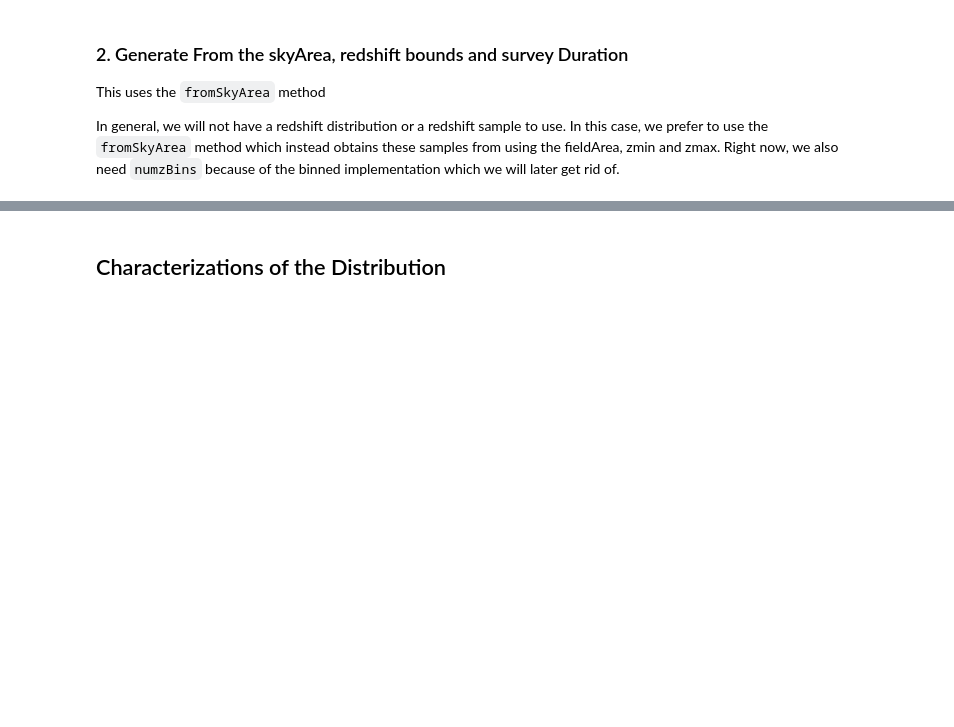
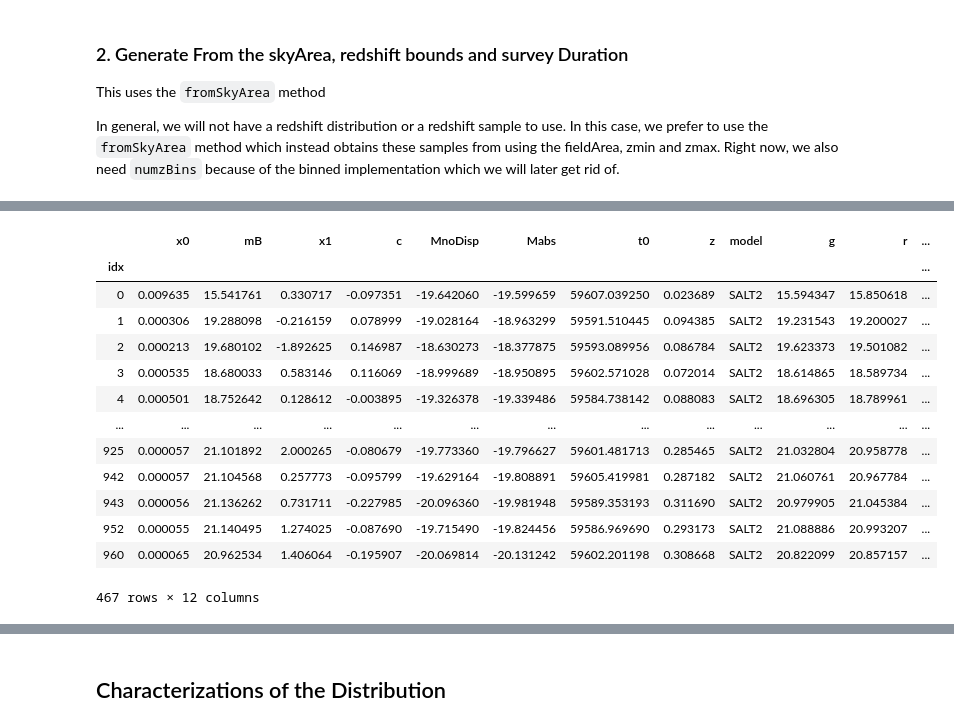
Before and after one commit to rbiswas4/SNPopp, a Jupyter notebook: Examples/Demo_SimpleSALTPopulation.ipynb, the cells around one changed output, grey strips where cells are left out. Drawn from its saved outputs; the diff is of its cells as text; code cells hidden in the pictures; blank space fills up the shorter version.

```diff
--- a/Examples/Demo_SimpleSALTPopulation.ipynb
+++ b/Examples/Demo_SimpleSALTPopulation.ipynb
@@ -129,0 +193,17 @@ spz.paramsTable.head()
+# %%
+spz.paramsTable.query('g < 21 | r < 21 | i < 21')
+# %% [output]
+|  | x0 | mB | x1 | c | MnoDisp | Mabs | t0 | z | model | g | r | ... |
+| idx |  |  |  |  |  |  |  |  |  |  |  | ... |
+| 0 | 0.009635 | 15.541761 | 0.330717 | -0.097351 | -19.642060 | -19.599659 | 59607.039250 | 0.023689 | SALT2 | 15.594347 | 15.850618 | ... |
+| 1 | 0.000306 | 19.288098 | -0.216159 | 0.078999 | -19.028164 | -18.963299 | 59591.510445 | 0.094385 | SALT2 | 19.231543 | 19.200027 | ... |
+| 2 | 0.000213 | 19.680102 | -1.892625 | 0.146987 | -18.630273 | -18.377875 | 59593.089956 | 0.086784 | SALT2 | 19.623373 | 19.501082 | ... |
+| 3 | 0.000535 | 18.680033 | 0.583146 | 0.116069 | -18.999689 | -18.950895 | 59602.571028 | 0.072014 | SALT2 | 18.614865 | 18.589734 | ... |
+| 4 | 0.000501 | 18.752642 | 0.128612 | -0.003895 | -19.326378 | -19.339486 | 59584.738142 | 0.088083 | SALT2 | 18.696305 | 18.789961 | ... |
+| ... | ... | ... | ... | ... | ... | ... | ... | ... | ... | ... | ... | ... |
+| 925 | 0.000057 | 21.101892 | 2.000265 | -0.080679 | -19.773360 | -19.796627 | 59601.481713 | 0.285465 | SALT2 | 21.032804 | 20.958778 | ... |
+| 942 | 0.000057 | 21.104568 | 0.257773 | -0.095799 | -19.629164 | -19.808891 | 59605.419981 | 0.287182 | SALT2 | 21.060761 | 20.967784 | ... |
+| 943 | 0.000056 | 21.136262 | 0.731711 | -0.227985 | -20.096360 | -19.981948 | 59589.353193 | 0.311690 | SALT2 | 20.979905 | 21.045384 | ... |
+| 952 | 0.000055 | 21.140495 | 1.274025 | -0.087690 | -19.715490 | -19.824456 | 59586.969690 | 0.293173 | SALT2 | 21.088886 | 20.993207 | ... |
+| 960 | 0.000065 | 20.962534 | 1.406064 | -0.195907 | -20.069814 | -20.131242 | 59602.201198 | 0.308668 | SALT2 | 20.822099 | 20.857157 | ... |
+467 rows × 12 columns
```
Also changed, not shown: parts of 27 cells of this notebook.
